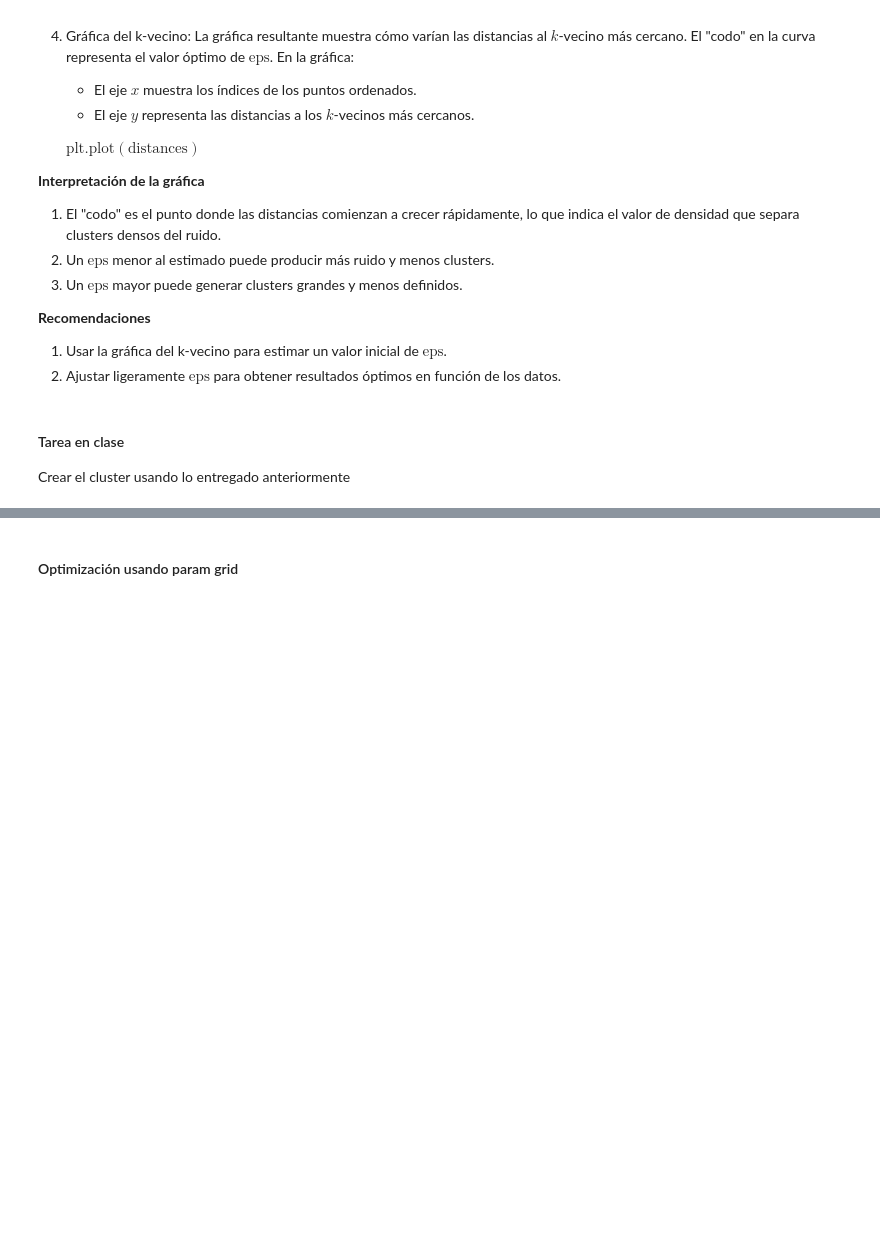
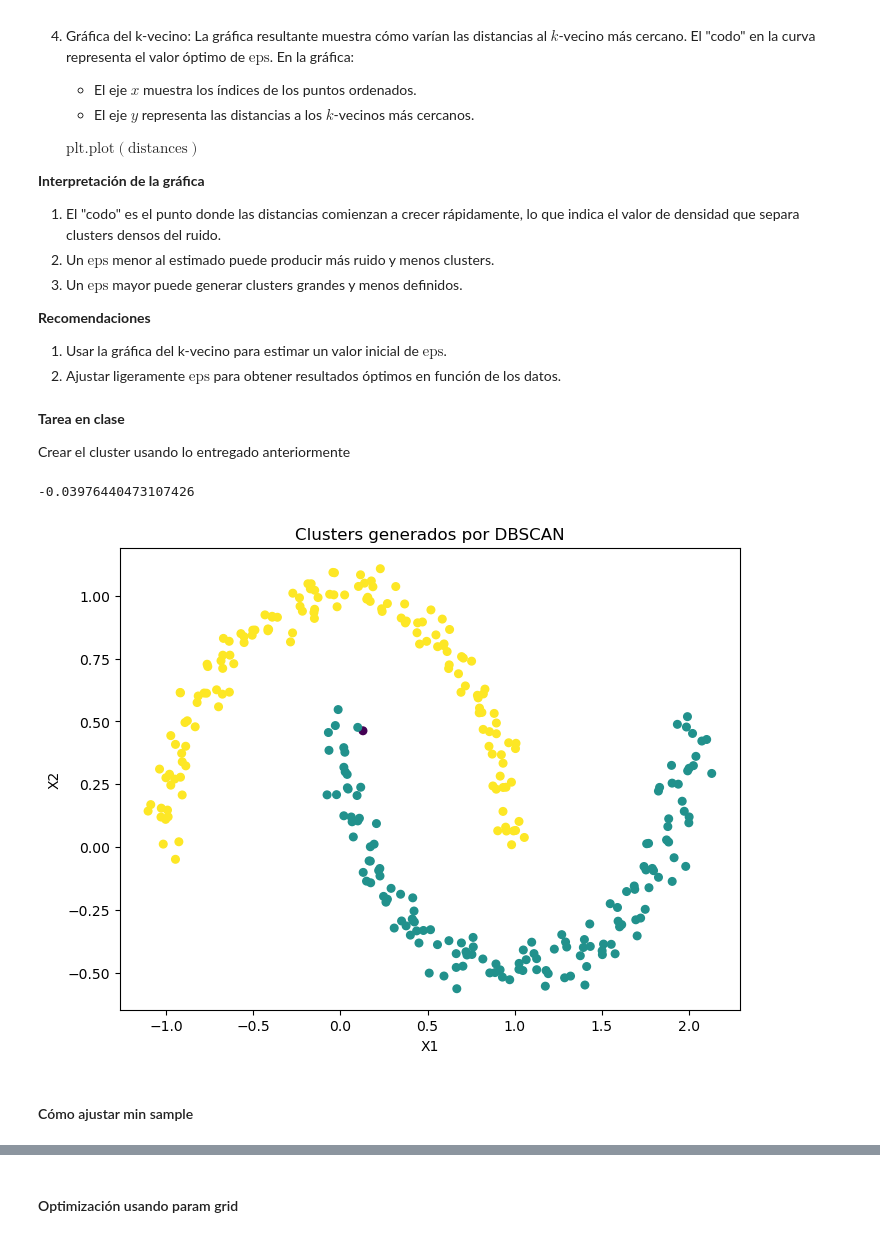
Before and after one commit to iair/mitic-data-science-team-1-septiembre-2024, a Jupyter notebook: mitic-data-science-team-1-septiembre-2024/advance-machine-learning/clases/clase 2 - K-means y DBSCAN.ipynb, the cells around one changed output, grey strips where cells are left out. Cells and saved outputs as stored; diff of their text form; code cells hidden in the pictures; blank space fills up the shorter version.

```diff
--- a/mitic-data-science-team-1-septiembre-2024/advance-machine-learning/clases/clase 2 - K-means y DBSCAN.ipynb
+++ b/mitic-data-science-team-1-septiembre-2024/advance-machine-learning/clases/clase 2 - K-means y DBSCAN.ipynb
@@ -358,6 +358,26 @@ El código presentado utiliza un dataset generado con `make_moons` para estimar
 1. Usar la gráfica del k-vecino para estimar un valor inicial de $ \text{eps} $.
 2. Ajustar ligeramente $ \text{eps} $ para obtener resultados óptimos en función de los datos.
 # %% [markdown]
-#### Tarea en clase
+**Tarea en clase**
 
 Crear el cluster usando lo entregado anteriormente
+# %%
+# Aplicar DBSCAN
+dbscan = DBSCAN(eps=0.12, min_samples=5)
+clusters = dbscan.fit_predict(X)
+
+# Calculamos el Siboulette Score
+score = silhouette_score(X, clusters)
+print(score)
+# Visualizar los clusters generados por DBSCAN
+plt.figure(figsize=(8, 6))
+plt.scatter(X[:, 0], X[:, 1], c=clusters, cmap='viridis', s=30)
+plt.title("Clusters generados por DBSCAN")
+plt.xlabel("X1")
+plt.ylabel("X2")
+plt.show()
+# %% [output]
+-0.03976440473107426
+[figure, added]
+# %% [markdown]
+#### Cómo ajustar min sample
```
Also changed, not shown: parts of 4 cells of this notebook.
